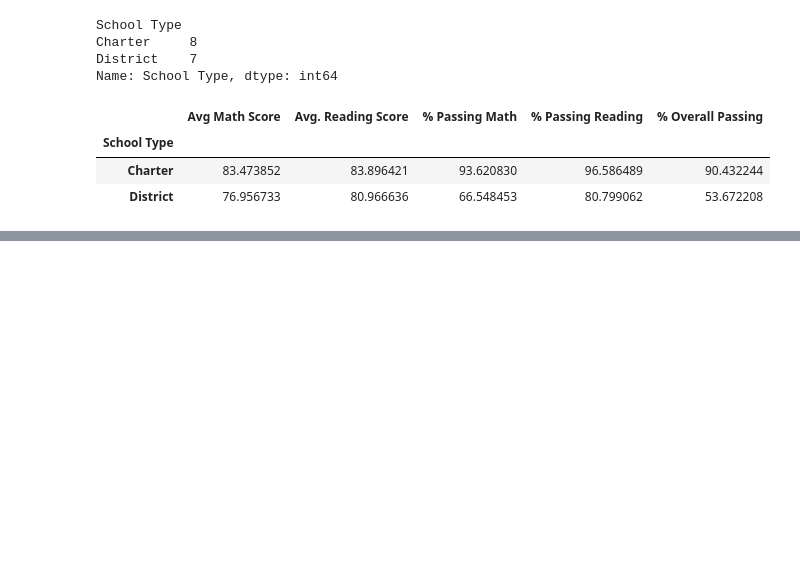
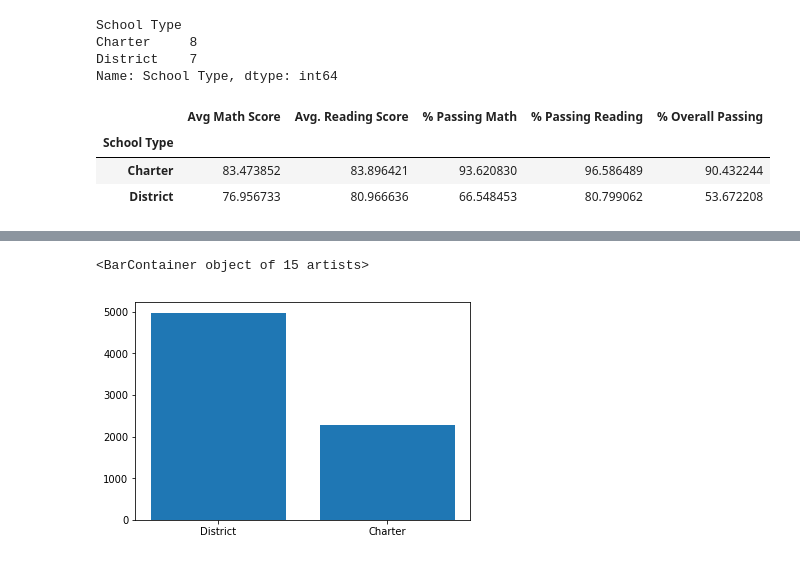
Before and after one commit to kdevanath/Pandas-Challenge, a Jupyter notebook: PyCitySchools/PyCitySchools_starter.ipynb, the cells around one changed output, grey strips where cells are left out. Drawn from its saved outputs; the diff is of its cells as text; code cells hidden in the pictures; blank space fills up the shorter version.

```diff
--- a/PyCitySchools/PyCitySchools_starter.ipynb
+++ b/PyCitySchools/PyCitySchools_starter.ipynb
@@ -327,0 +337,7 @@ Name: School Type, dtype: int64
+# %%
+school_types = scores_by_school_type['School Type'].count()
+school_types.keys()
+plt.bar(school_summary['School Type'], school_summary['Total Students'])
+# %% [output]
+<BarContainer object of 15 artists>
+[figure, added]
```
Also changed, not shown: parts of 6 cells of this notebook.
